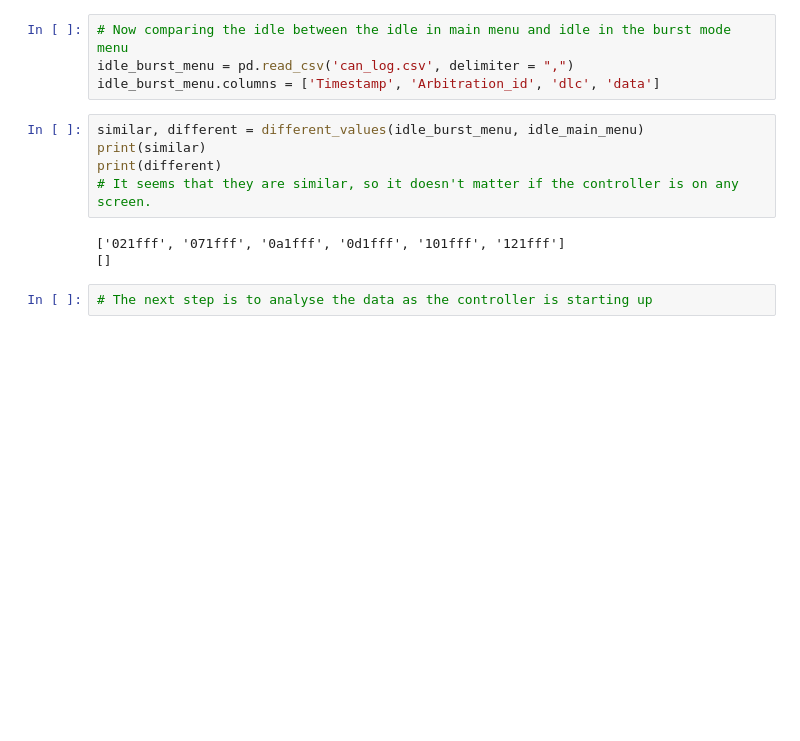
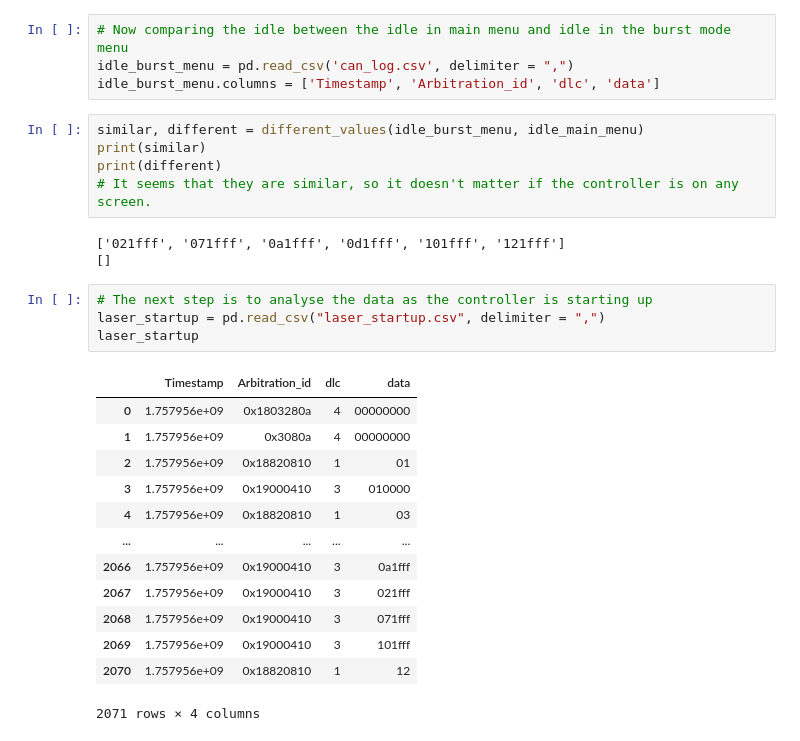
Before and after one commit to enrique062701/Enrique-RPi, a Jupyter notebook: CAN_bus_files/Laser_mimick.ipynb, the cells around one changed output. Drawn from its saved outputs; the diff is of its cells as text; blank space fills up the shorter version.

```diff
--- a/CAN_bus_files/Laser_mimick.ipynb
+++ b/CAN_bus_files/Laser_mimick.ipynb
@@ -118,3 +121,19 @@ print(different)
 []
 # %%
 # The next step is to analyse the data as the controller is starting up
+laser_startup = pd.read_csv("laser_startup.csv", delimiter = ",")
+laser_startup
+# %% [output]
+|  | Timestamp | Arbitration_id | dlc | data |
+| 0 | 1.757956e+09 | 0x1803280a | 4 | 00000000 |
+| 1 | 1.757956e+09 | 0x3080a | 4 | 00000000 |
+| 2 | 1.757956e+09 | 0x18820810 | 1 | 01 |
+| 3 | 1.757956e+09 | 0x19000410 | 3 | 010000 |
+| 4 | 1.757956e+09 | 0x18820810 | 1 | 03 |
+| ... | ... | ... | ... | ... |
+| 2066 | 1.757956e+09 | 0x19000410 | 3 | 0a1fff |
+| 2067 | 1.757956e+09 | 0x19000410 | 3 | 021fff |
+| 2068 | 1.757956e+09 | 0x19000410 | 3 | 071fff |
+| 2069 | 1.757956e+09 | 0x19000410 | 3 | 101fff |
+| 2070 | 1.757956e+09 | 0x18820810 | 1 | 12 |
+2071 rows × 4 columns
```
Also changed, not shown: parts of 8 cells of this notebook.
